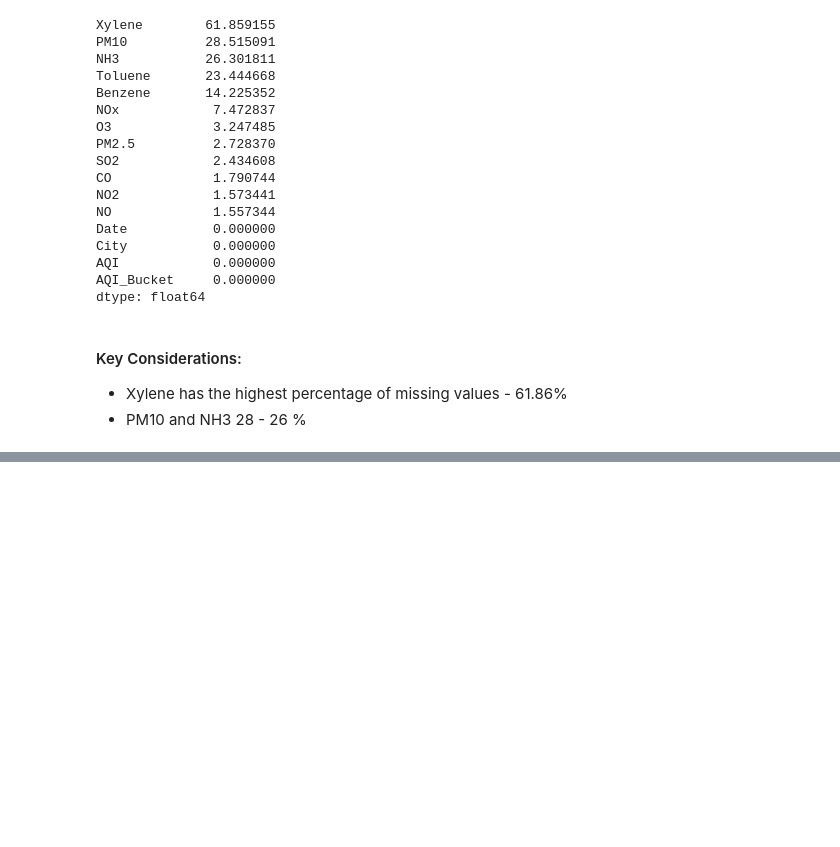
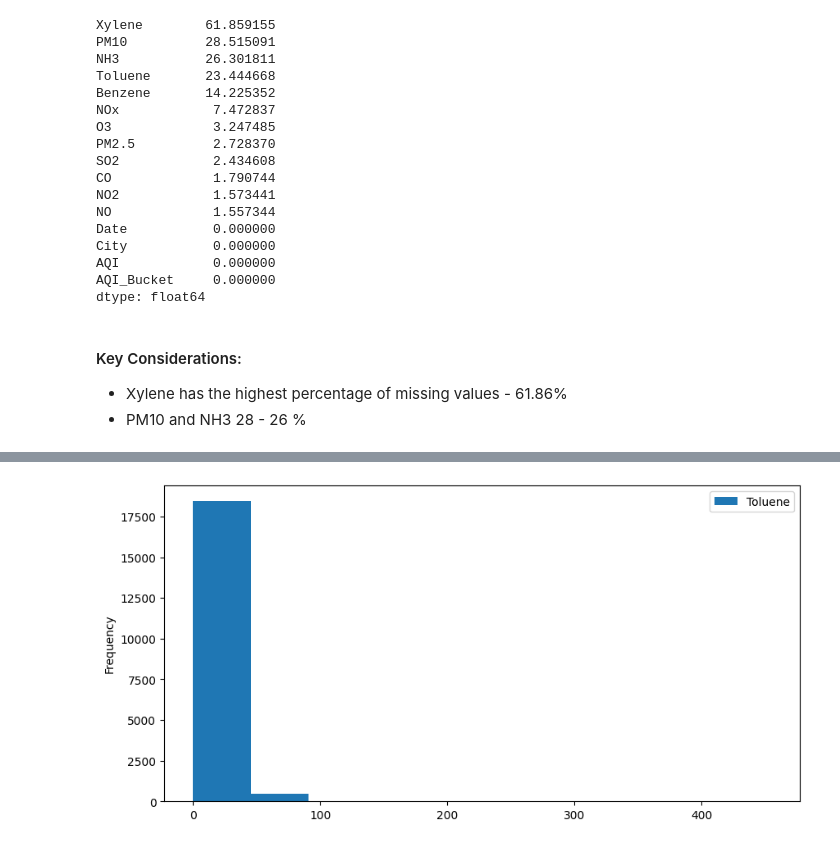
Before and after one commit to ManasD22/Air-Quality-Index-Prediction-AICTE, a Jupyter notebook: AQI Prediction Model.ipynb, the cells around one changed output, grey strips where cells are left out. Saved outputs shown, nothing was run; the diff lists cells and outputs as text; code cells hidden in the pictures; blank space fills up the shorter version.

```diff
--- a/AQI Prediction Model.ipynb
+++ b/AQI Prediction Model.ipynb
@@ -171,0 +192,6 @@ dtype: float64
+# %%
+df['Toluene'].plot(kind = 'hist', figsize=(10,5))
+plt.legend()
+plt.show()
+# %% [output]
+[figure, added]
```
Also changed, not shown: parts of 36 cells of this notebook.
